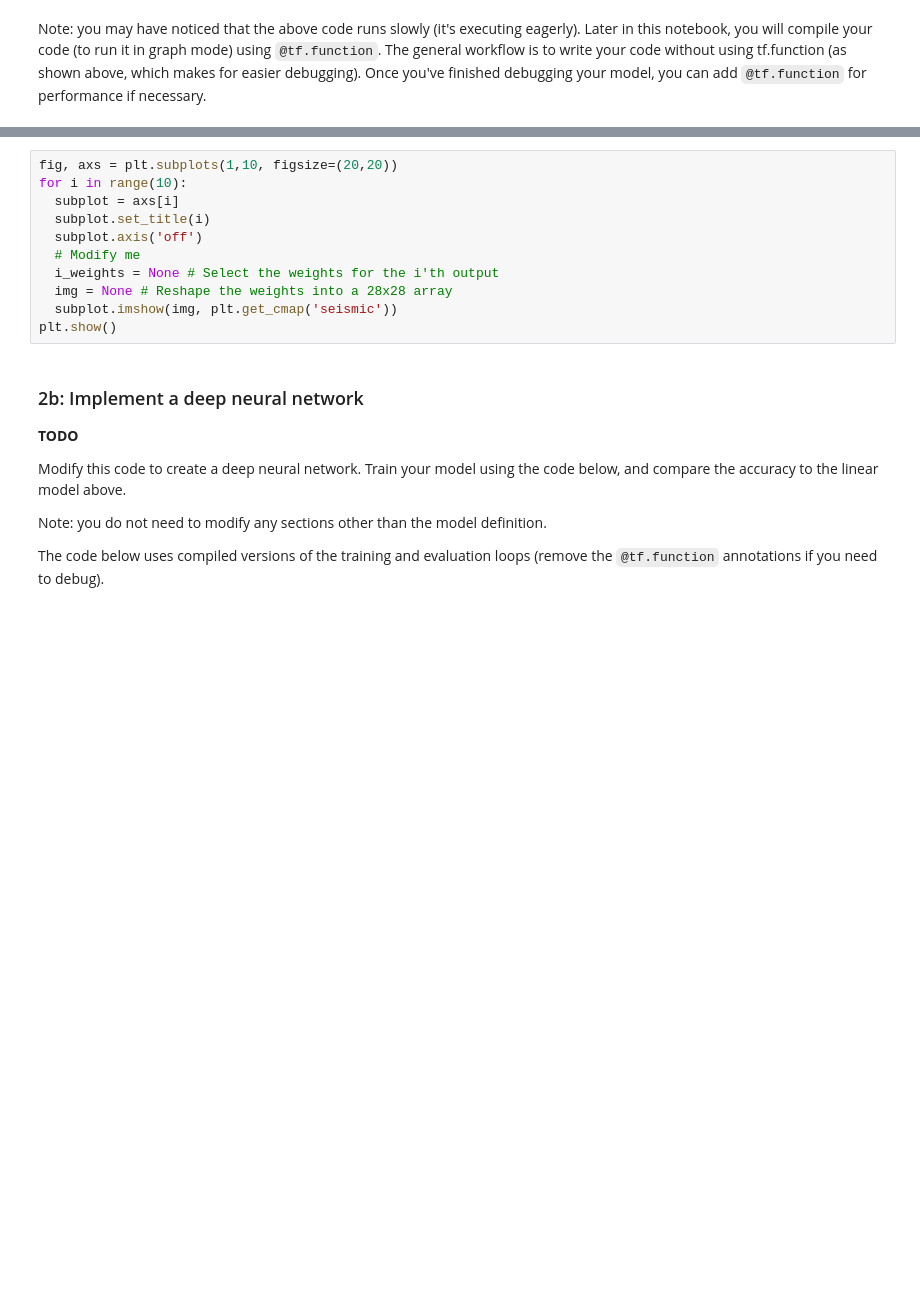
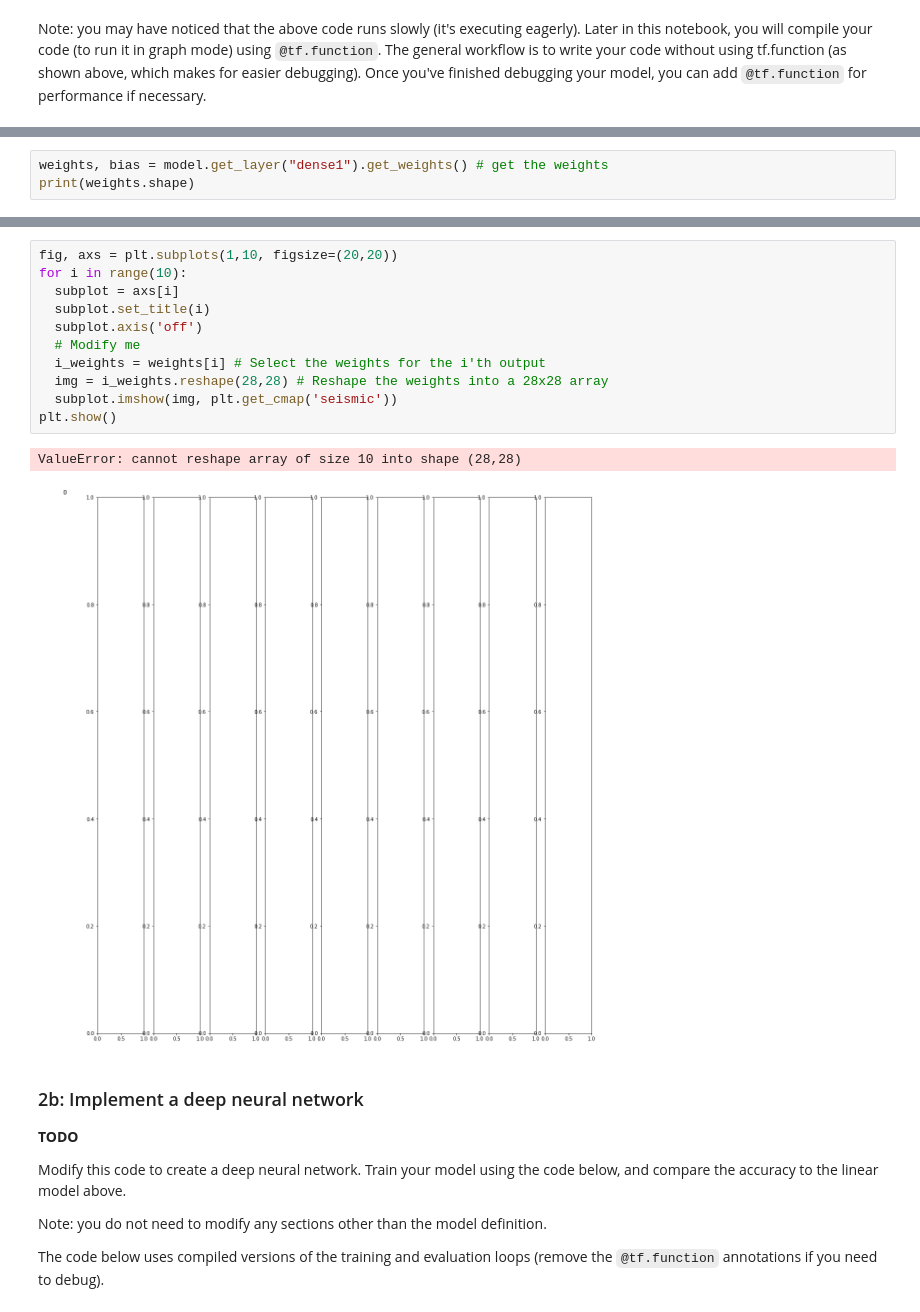
Before and after one commit to ysjbluemoon/Applied-Deep-Learning, a Jupyter notebook: Assignment 1/a1.ipynb, the cells around one changed output, grey strips where cells are left out. Cells and saved outputs as stored; diff of their text form; blank space fills up the shorter version.

```diff
--- a/Assignment 1/a1.ipynb
+++ b/Assignment 1/a1.ipynb
@@ -467,0 +471,3 @@ print(weights.shape)
+# %%
+weights, bias = model.get_layer("dense1").get_weights() # get the weights
+print(weights.shape)
@@ -468,14 +492,17 @@ print(weights.shape)
 # %%
 fig, axs = plt.subplots(1,10, figsize=(20,20))
 for i in range(10):
   subplot = axs[i]
   subplot.set_title(i)
   subplot.axis('off')
   # Modify me
-  i_weights = None # Select the weights for the i'th output
-  img = None # Reshape the weights into a 28x28 array
+  i_weights = weights[i] # Select the weights for the i'th output
+  img = i_weights.reshape(28,28) # Reshape the weights into a 28x28 array
   subplot.imshow(img, plt.get_cmap('seismic'))
 plt.show()
+# %% [output]
+ValueError: cannot reshape array of size 10 into shape (28,28)
+[figure, added]
 # %% [markdown]
 ### 2b: Implement a deep neural network
 
```
Also changed, not shown: parts of 5 cells of this notebook.
